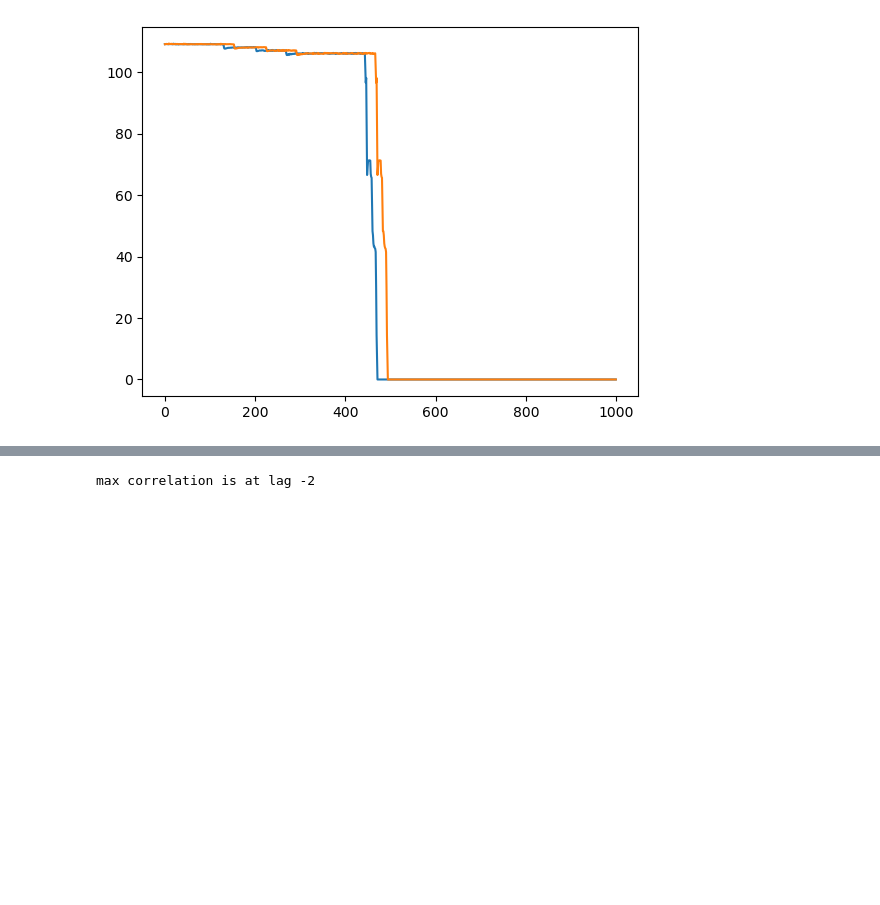
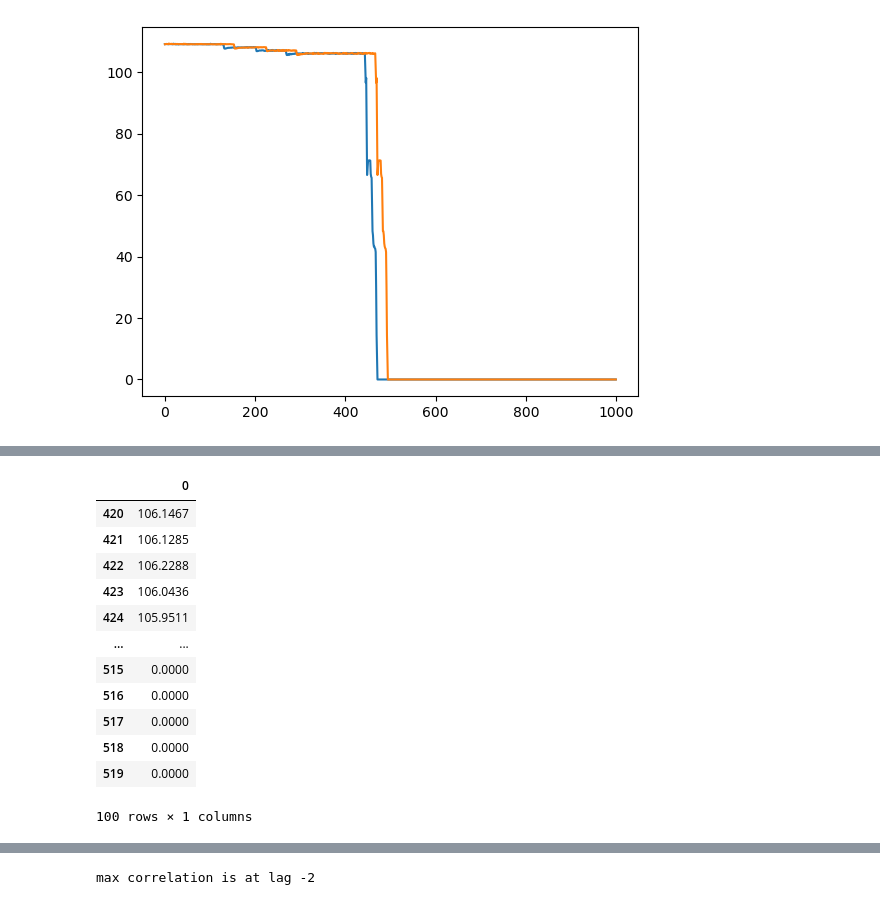
Before and after one commit to rivillasm/python_code, a Jupyter notebook: temp.ipynb, the cells around one changed output, grey strips where cells are left out. Cells and saved outputs as stored; diff of their text form; code cells hidden in the pictures; blank space fills up the shorter version.

```diff
--- a/temp.ipynb
+++ b/temp.ipynb
@@ -428,0 +439,16 @@ max correlation is at lag -2
+# %%
+df_series1
+# %% [output]
+|  | 0 |
+| 420 | 106.1467 |
+| 421 | 106.1285 |
+| 422 | 106.2288 |
+| 423 | 106.0436 |
+| 424 | 105.9511 |
+| ... | ... |
+| 515 | 0.0000 |
+| 516 | 0.0000 |
+| 517 | 0.0000 |
+| 518 | 0.0000 |
+| 519 | 0.0000 |
+100 rows × 1 columns
```
Also changed, not shown: parts of 9 cells of this notebook.
